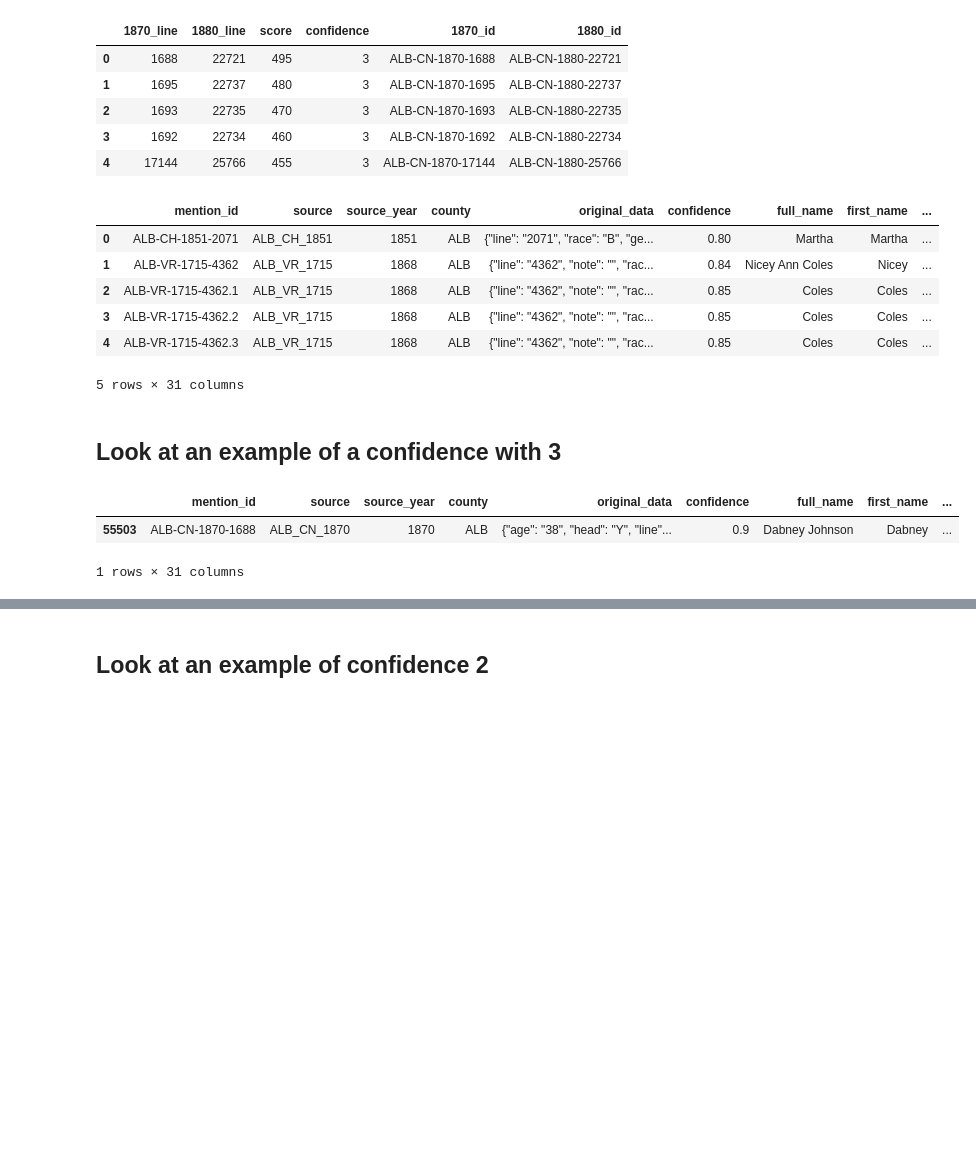
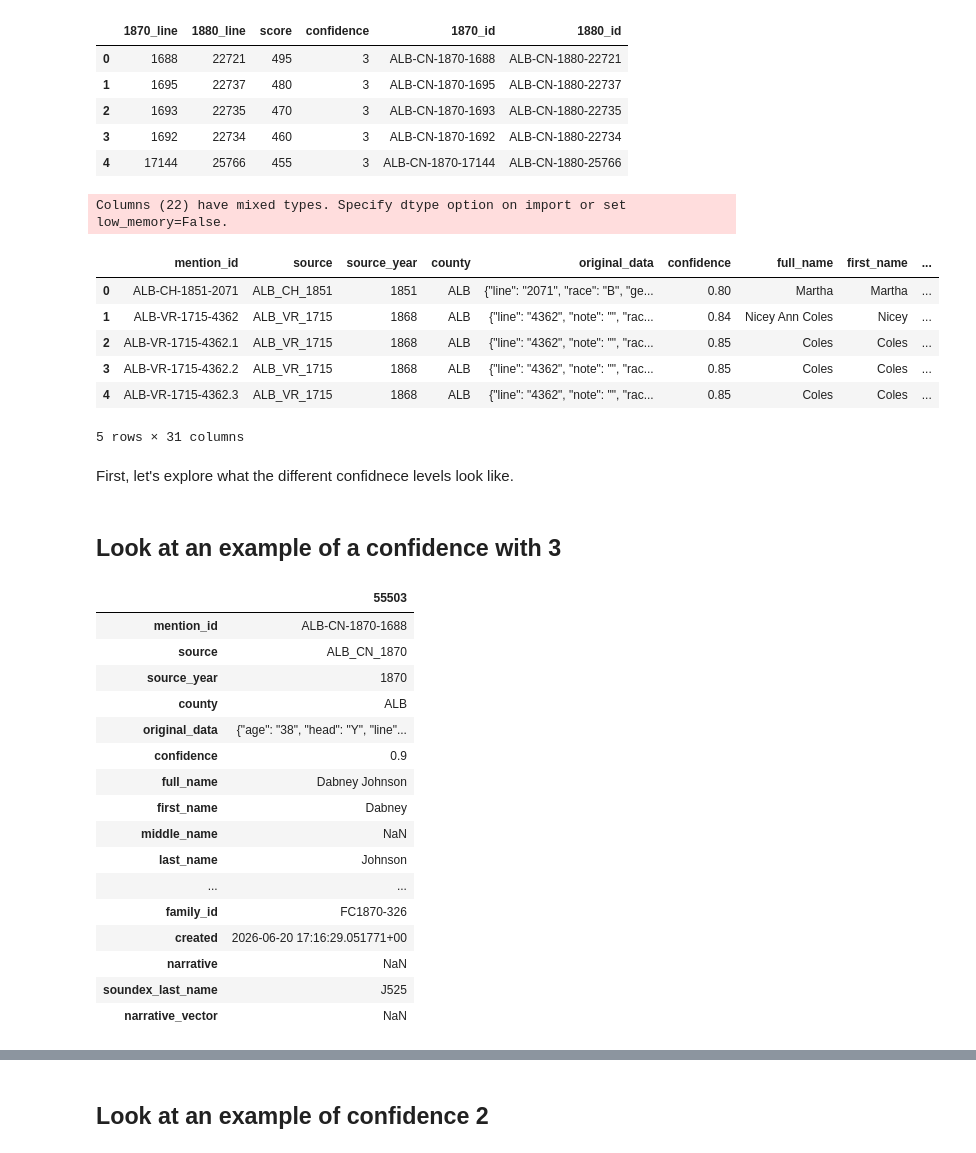
Before and after one commit to jarrett-markman/ds6015_know_their_names, a Jupyter notebook: notebooks/exploring_accuracy_across_confidence.ipynb, the cells around one changed output, grey strips where cells are left out. Drawn from its saved outputs; the diff is of its cells as text; code cells hidden in the pictures; blank space fills up the shorter version.

Commit message:
Updated confidence metrics

```diff
--- a/notebooks/validation.ipynb
+++ b/notebooks/exploring_accuracy_across_confidence.ipynb
@@ -37,22 +36,39 @@ truth.head()
 | 3 | 1692 | 22734 | 460 | 3 | ALB-CN-1870-1692 | ALB-CN-1880-22734 |
 | 4 | 17144 | 25766 | 455 | 3 | ALB-CN-1870-17144 | ALB-CN-1880-25766 |
 # %%
-mentions = pd.read_csv('data/mentions.csv')
+mentions = pd.read_csv('../data/mentions.csv')
 mentions.head()
 # %% [output]
+Columns (22) have mixed types. Specify dtype option on import or set low_memory=False.
 |  | mention_id | source | source_year | county | original_data | confidence | full_name | first_name | ... |
 | 0 | ALB-CH-1851-2071 | ALB_CH_1851 | 1851 | ALB | {"line": "2071", "race": "B", "ge... | 0.80 | Martha | Martha | ... |
 | 1 | ALB-VR-1715-4362 | ALB_VR_1715 | 1868 | ALB | {"line": "4362", "note": "", "rac... | 0.84 | Nicey Ann Coles | Nicey | ... |
 | 2 | ALB-VR-1715-4362.1 | ALB_VR_1715 | 1868 | ALB | {"line": "4362", "note": "", "rac... | 0.85 | Coles | Coles | ... |
 | 3 | ALB-VR-1715-4362.2 | ALB_VR_1715 | 1868 | ALB | {"line": "4362", "note": "", "rac... | 0.85 | Coles | Coles | ... |
 | 4 | ALB-VR-1715-4362.3 | ALB_VR_1715 | 1868 | ALB | {"line": "4362", "note": "", "rac... | 0.85 | Coles | Coles | ... |
-5 rows × 31 columns
+5 rows × 31 columns
+# %% [markdown]
+First, let's explore what the different confidnece levels look like.
 # %% [markdown]
 ## Look at an example of a confidence with 3
 # %%
-mentions[mentions['mention_id'] == 'ALB-CN-1870-1688' ]
+mentions[mentions['mention_id'] == 'ALB-CN-1870-1688' ].T
 # %% [output]
-|  | mention_id | source | source_year | county | original_data | confidence | full_name | first_name | ... |
-| 55503 | ALB-CN-1870-1688 | ALB_CN_1870 | 1870 | ALB | {"age": "38", "head": "Y", "line"... | 0.9 | Dabney Johnson | Dabney | ... |
+|  | 55503 |
+| mention_id | ALB-CN-1870-1688 |
+| source | ALB_CN_1870 |
+| source_year | 1870 |
+| county | ALB |
+| original_data | {"age": "38", "head": "Y", "line"... |
+| confidence | 0.9 |
+| full_name | Dabney Johnson |
+| first_name | Dabney |
+| middle_name | NaN |
+| last_name | Johnson |
+| ... | ... |
+| family_id | FC1870-326 |
+| created | 2026-06-20 17:16:29.051771+00 |
+| narrative | NaN |
+| soundex_last_name | J525 |
+| narrative_vector | NaN |
-1 rows × 31 columns
 # %%
```
Also changed, not shown: parts of 50 cells of this notebook.
